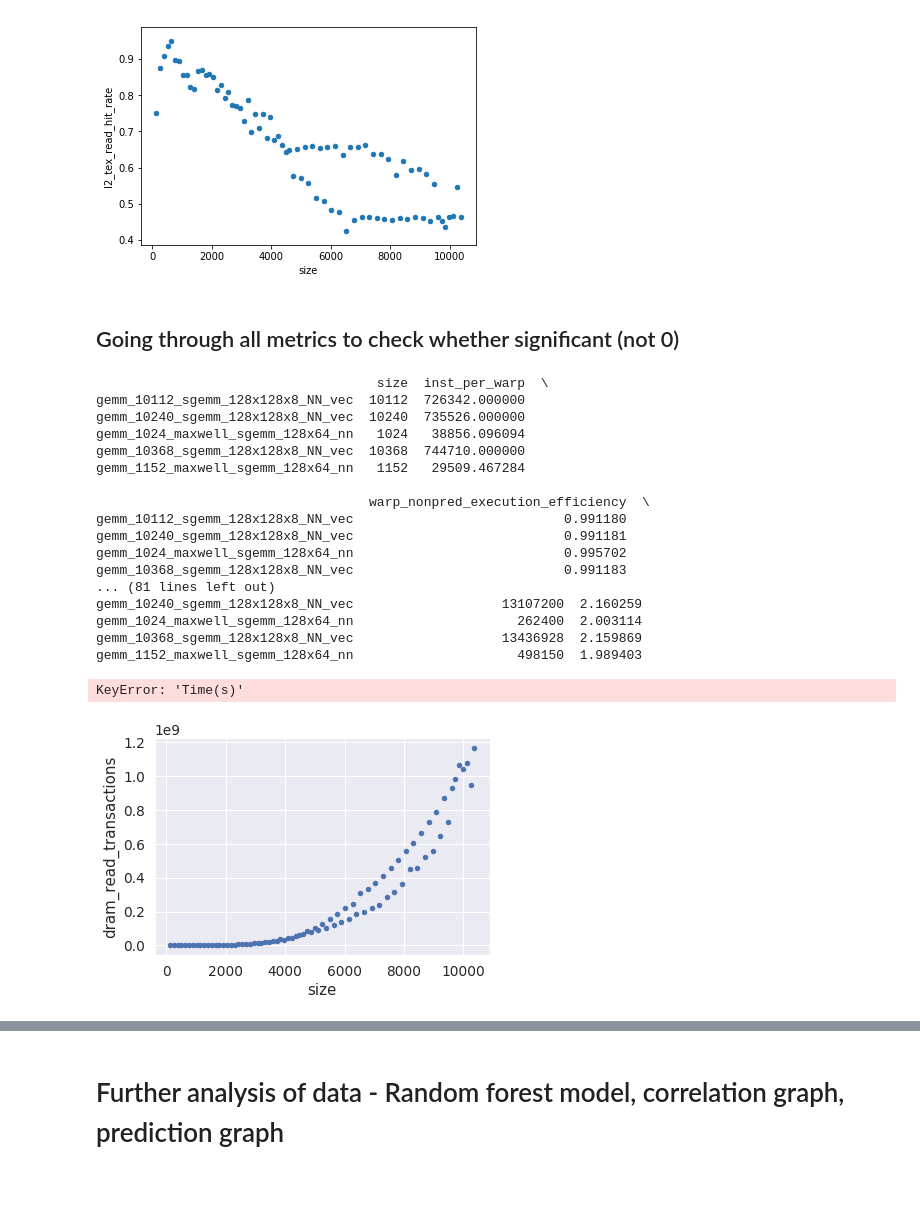
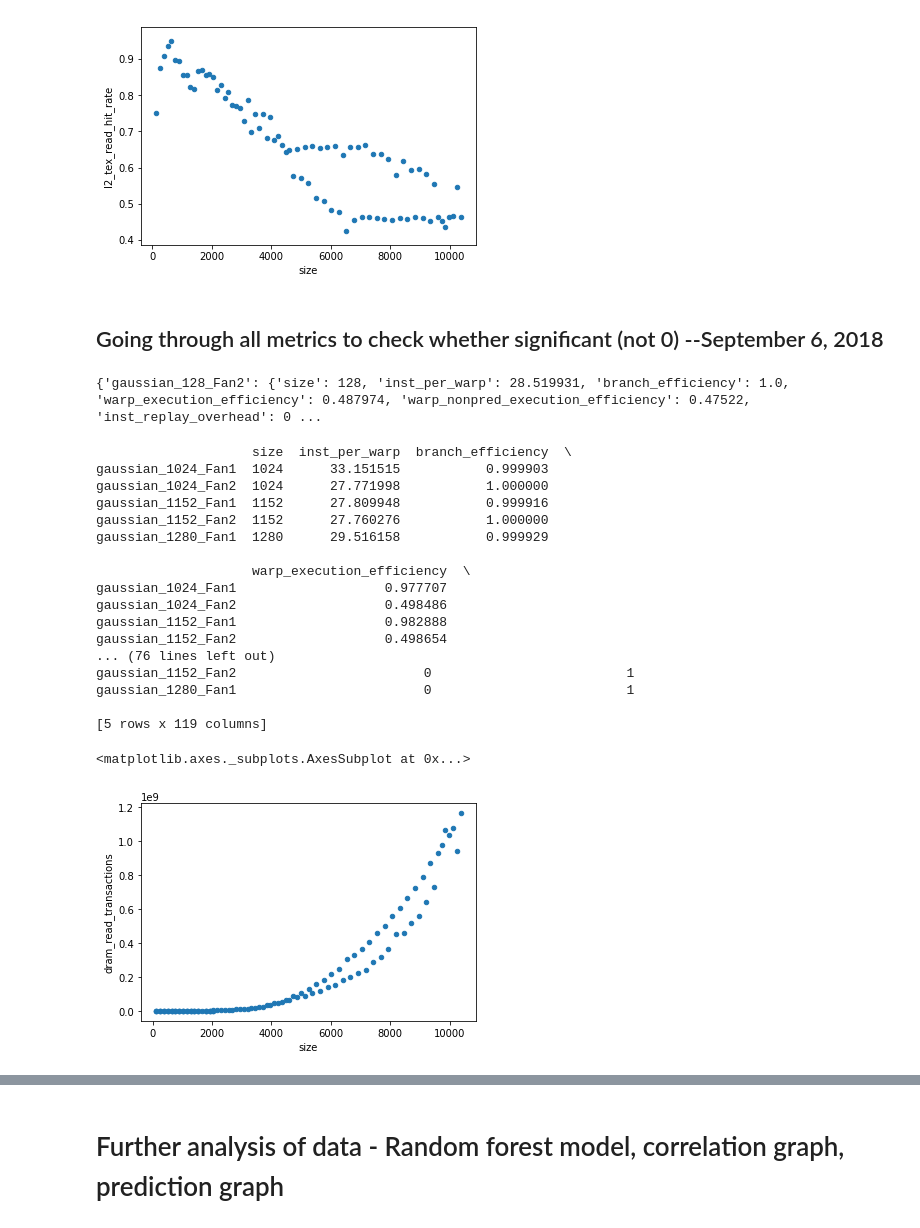
Before and after one commit to YulianaGomez/power, a Jupyter notebook: nvidia_gpus/all_apps/gaussian_sweep.ipynb, the cells around one changed output, grey strips where cells are left out. Drawn from its saved outputs; the diff is of its cells as text; code cells hidden in the pictures; blank space fills up the shorter version.

```diff
--- a/nvidia_gpus/all_apps/gaussian_sweep.ipynb
+++ b/nvidia_gpus/all_apps/gaussian_sweep.ipynb
@@ -159,4 +159,4 @@ gemm_1152_maxwell_sgemm_128x64_nn                     498150  1.989403
 <matplotlib.axes._subplots.AxesSubplot at 0x...>
 [figure]
 # %% [markdown]
-## Going through all metrics to check whether significant (not 0)
+## Going through all metrics to check whether significant (not 0) --September 6, 2018
@@ -163,12 +184,13 @@ gemm_1152_maxwell_sgemm_128x64_nn                     498150  1.989403
 # %%
+#Going through metrics
 import numbers
 combined_data_ = {}
 
 metric_targets = []
 all_sig_metrics = []
 bench_targets = [ "gaussian" ,"gemm" ]
-for filen_ in glob.glob("/home/yzamora/power/nvidia_gpus/all_apps/gemm_results/*.csv"):
-#for filen_ in glob.glob("/home/yzamora/power/nvidia_gpus/all_apps/gaussian_results/gaussian_N128.csv"):
+for filen_ in glob.glob("/home/yzamora/power/nvidia_gpus/all_apps/all_final_results/*.csv"):
+#for filen_ in glob.glob("/home/yzamora/power/nvidia_gpus/all_apps/gaussian_results/*.csv"):
     filen = os.path.basename(filen_)
     #print (filen)
     filen_split = filen.split('.')[0].split('_')
@@ -191,7 +213,7 @@ for filen_ in glob.glob("/home/yzamora/power/nvidia_gpus/all_apps/gemm_results/*
         ncols = 1
         fdata = csv.reader(file_handle)
         index_lookup = {}
-
+        #print(filen_)
         for line_split in fdata:
             #print (line_split)
             lsplt = (len(line_split) > 0)
@@ -277,35 +299,36 @@ for filen_ in glob.glob("/home/yzamora/power/nvidia_gpus/all_apps/gemm_results/*
                     index_lookup[term] = idx
                     idx += 1
                 #print(index_lookup)
-#print(combined_data_)
+print(combined_data_)
+# %% [output]
+{'gaussian_128_Fan2': {'size': 128, 'inst_per_warp': 28.519931, 'branch_efficiency': 1.0, 'warp_execution_efficiency': 0.487974, 'warp_nonpred_execution_efficiency': 0.47522, 'inst_replay_overhead': 0 ...
 # %%
 import pandas as pd
 %matplotlib inline
-df = pd.DataFrame.from_dict(combined_data,orient="index")
+df = pd.DataFrame.from_dict(combined_data_,orient="index")
 print (df.head())
 
 df.plot(x='size', y='dram_read_transactions', kind='scatter')
-df.plot(x='size', y='Time(s)', kind='scatter')
 # %% [output]
-                                    size  inst_per_warp  \
-gemm_10112_sgemm_128x128x8_NN_vec  10112  726342.000000
-gemm_10240_sgemm_128x128x8_NN_vec  10240  735526.000000
-gemm_1024_maxwell_sgemm_128x64_nn   1024   38856.096094
-gemm_10368_sgemm_128x128x8_NN_vec  10368  744710.000000
-gemm_1152_maxwell_sgemm_128x64_nn   1152   29509.467284
+                    size  inst_per_warp  branch_efficiency  \
+gaussian_1024_Fan1  1024      33.151515           0.999903
+gaussian_1024_Fan2  1024      27.771998           1.000000
+gaussian_1152_Fan1  1152      27.809948           0.999916
+gaussian_1152_Fan2  1152      27.760276           1.000000
+gaussian_1280_Fan1  1280      29.516158           0.999929
 
-                                   warp_nonpred_execution_efficiency  \
-gemm_10112_sgemm_128x128x8_NN_vec                           0.991180
-gemm_10240_sgemm_128x128x8_NN_vec                           0.991181
-gemm_1024_maxwell_sgemm_128x64_nn                           0.995702
-gemm_10368_sgemm_128x128x8_NN_vec                           0.991183
-... (81 lines left out)
-gemm_10240_sgemm_128x128x8_NN_vec                   13107200  2.160259
-gemm_1024_maxwell_sgemm_128x64_nn                     262400  2.003114
-gemm_10368_sgemm_128x128x8_NN_vec                   13436928  2.159869
-gemm_1152_maxwell_sgemm_128x64_nn                     498150  1.989403
+                    warp_execution_efficiency  \
+gaussian_1024_Fan1                   0.977707
+gaussian_1024_Fan2                   0.498486
+gaussian_1152_Fan1                   0.982888
+gaussian_1152_Fan2                   0.498654
+... (76 lines left out)
+gaussian_1152_Fan2                        0                         1
+gaussian_1280_Fan1                        0                         1
+
+[5 rows x 119 columns]
-KeyError: 'Time(s)'
+<matplotlib.axes._subplots.AxesSubplot at 0x...>
-[figure, old version]
+[figure, new version]
 # %%
 executable = "gaussian"
 for file in glob.glob("/home/yzamora/power/nvidia_gpus/all_apps/gaussian_time_timing/gaussian_N128.csv"):
```
Also changed, not shown: parts of 11 cells of this notebook.
